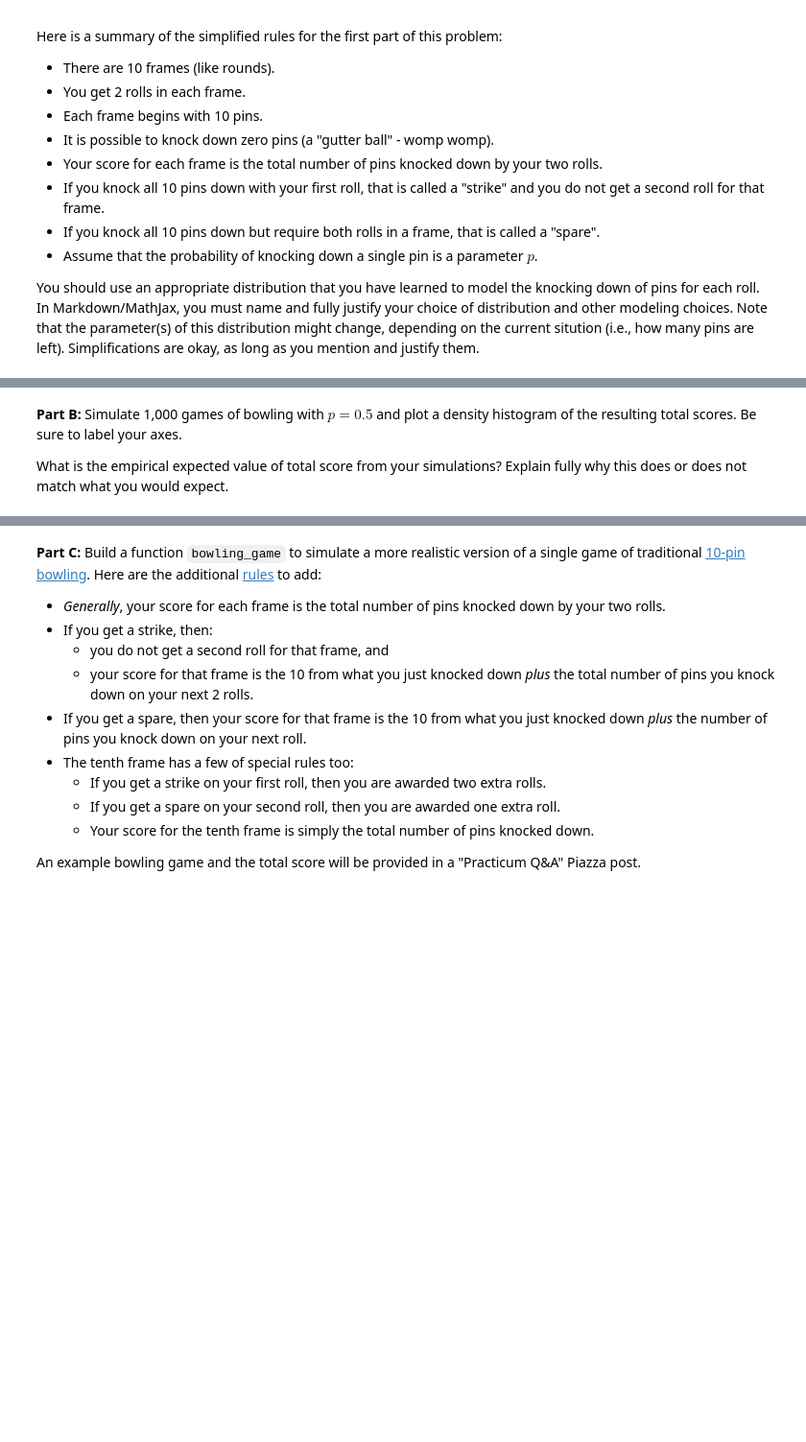
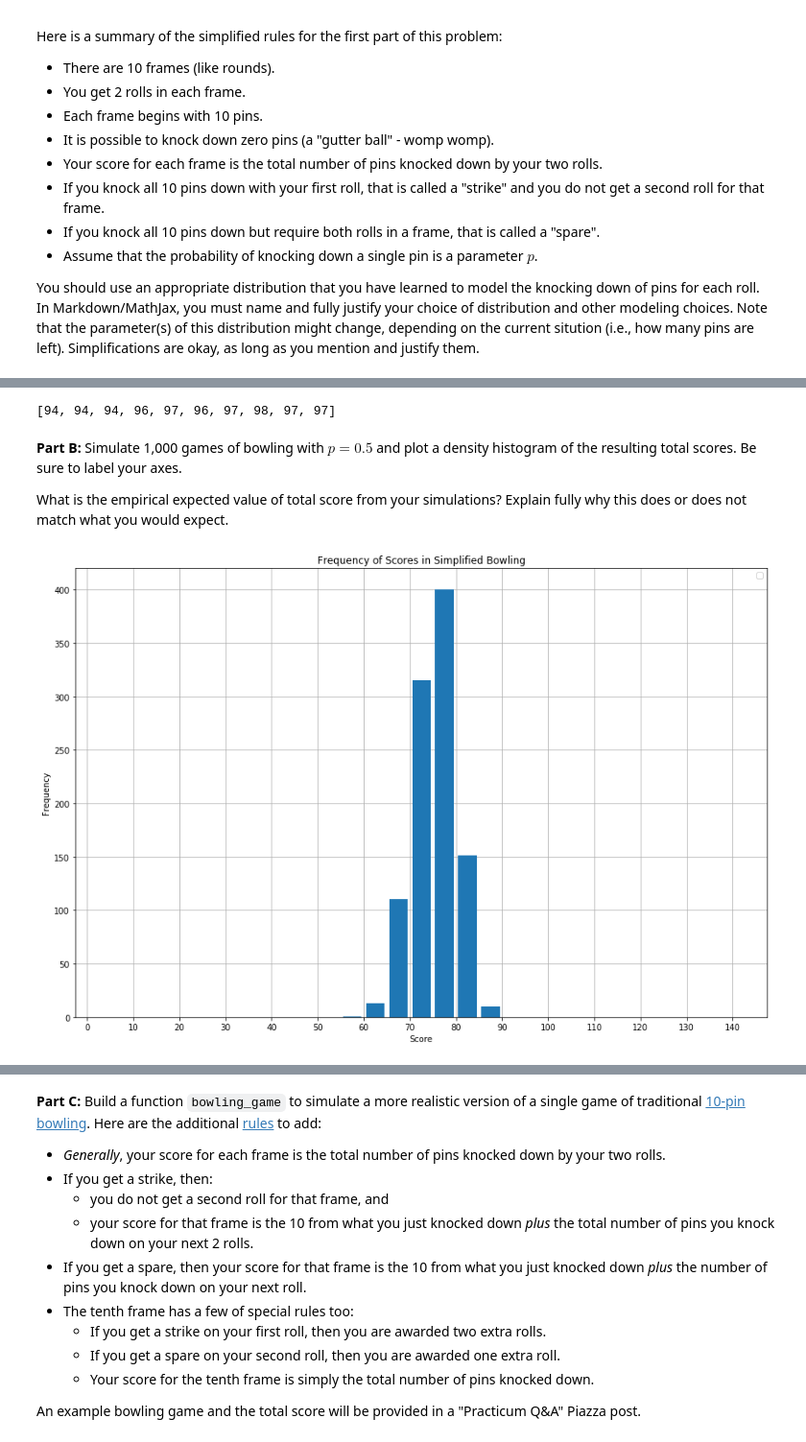
Before and after one commit to tannerbobak/csci3022, a Jupyter notebook: practicum_Bobak_Tanner.ipynb, the cells around one changed output, grey strips where cells are left out. Shown at 96% size. Drawn from its saved outputs; the diff is of its cells as text; code cells hidden in the pictures; blank space fills up the shorter version.

```diff
--- a/practicum_Bobak_Tanner.ipynb
+++ b/practicum_Bobak_Tanner.ipynb
@@ -79,4 +85,80 @@ def bowling_game_simple( [parameters? other input?] ):
+# %%
+def bowling_game_simple(p, frames=10, rolls_per_frame=2, pin_number=10):
+
+    score = 0
+    for frame in range(0,frames):
+        pins = pin_number
+        for roll in range(0,rolls_per_frame):
+            hits = stats.binom.rvs(pins, p)
+            pins -= hits
+            if hits == pin_number:
+                break
+        score += (pin_number - pins)
+
+    return score
+
+
+some_games = [bowling_game_simple(0.8) for _ in range(0,10)]
+print(some_games)
+# %% [output]
+[94, 94, 94, 96, 97, 96, 97, 98, 97, 97]
 # %% [markdown]
 **Part B:** Simulate 1,000 games of bowling with $p=0.5$ and plot a density histogram of the resulting total scores. Be sure to label your axes.
 
 What is the empirical expected value of total score from your simulations? Explain fully why this does or does not match what you would expect.
+# %%
+# Borrow my super duper histogram plotter from HWMK06
+def tanner_flavored_histogram(data_arr, lower, upper, bin_width, density=True, fwidth=1, \
+                              legend_labels=(), xlabel='x', ylabel='Frequency', title='Histogram', \
+                              tick_skip=1, dtype='float'):
+    """
+    I really don't like the default histogram plotting so I made a better version.
+
+    data_arr: vector of data sets you wish to plot.
+    lower: lower bound to plot
+    upper: upper bound to plot
+    bin_width: width of each bin
+    density: make it a density plot or nah
+    fwidth: width that the bars take up within a bin
+    legend_labels: legend bits
+
+    The rest is self explanatory
+
+    """
+    plt.figure(figsize=(15,10))
+    n_bins = int((upper-lower)/bin_width)
+
+    nelem = np.shape(data_arr)[0]
+    for elem in range(0, nelem):
+        data = data_arr[elem]
+        hist, edges = np.histogram(data, bins=n_bins, range=(lower,upper))
+        histd = hist
+        if density:
+            histd = hist/np.sum(hist)
+
+        left_edges = edges[:(len(edges)-1)]
+        filled_width = bin_width * fwidth
+        individual_width = filled_width/nelem
+        bins = left_edges + (bin_width-filled_width/2) + individual_width*elem
+
+        plt.bar(bins, histd, width=individual_width, align='edge')
+
+    plt.legend(legend_labels)
+    plt.grid()
+    plt.gca().set_axisbelow(True)
+    plt.xlabel(xlabel)
+    plt.ylabel(ylabel)
+    plt.title(title)
+    plt.xticks((edges+bin_width/2)[::tick_skip], (edges.astype(dtype).astype('str'))[::tick_skip])
+    plt.xlim((lower,upper))
+    plt.show();
+
+
+# Perform Simulations
+n_sims = 1000
+sim_games = [bowling_game_simple(0.5) for _ in range(0,n_sims)]
+tanner_flavored_histogram([sim_games], 0, 150, 5, density=False, fwidth=0.8, \
+                          xlabel='Score', ylabel='Frequency',  \
+                          title='Frequency of Scores in Simplified Bowling', tick_skip=2, dtype='int')
+# %% [output]
+[figure, added]
```
Also changed, not shown: parts of 20 cells of this notebook, 3 other files.
